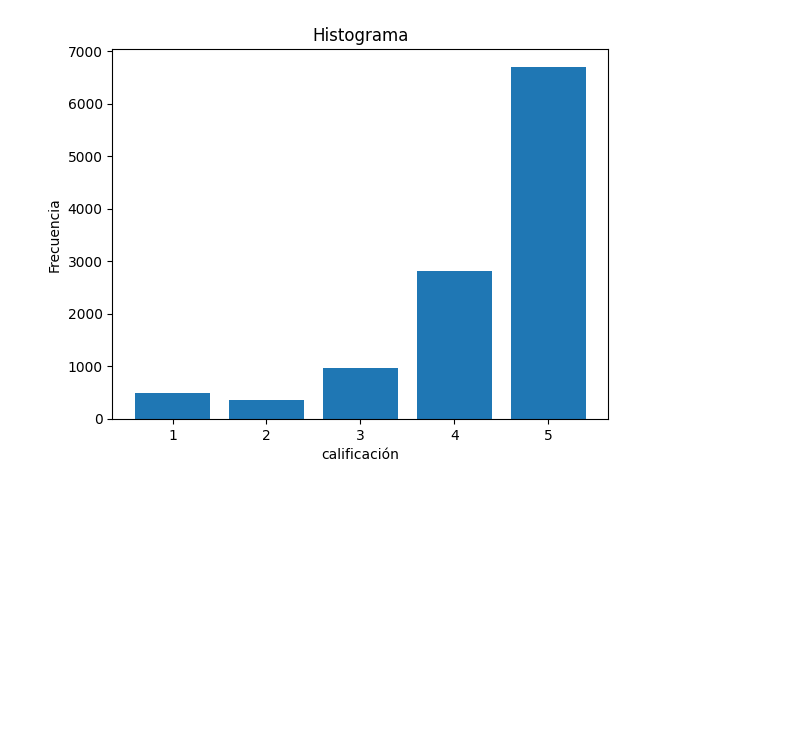
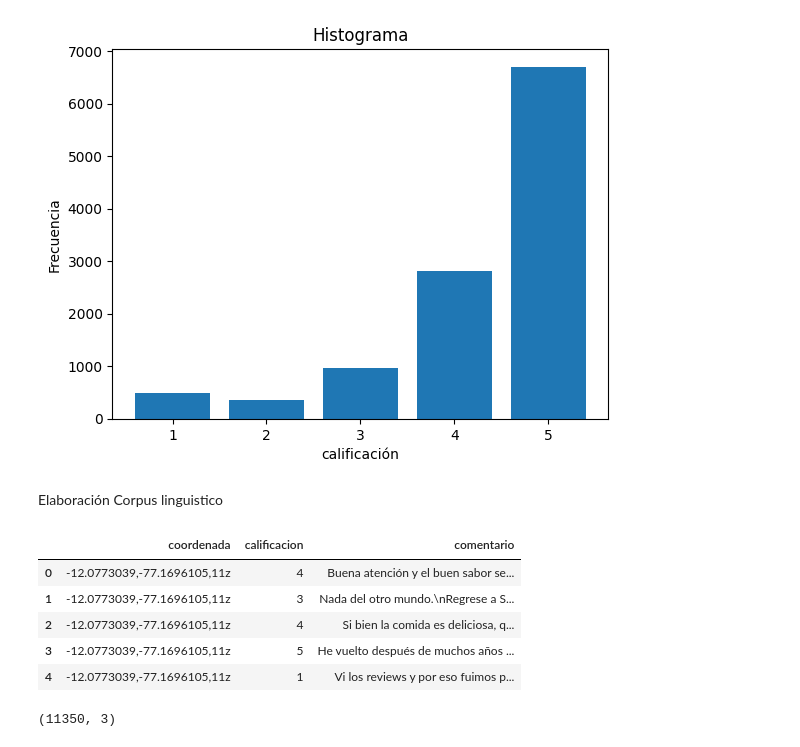
Before and after one commit to FlorianCochachin/nlp-as-comentarios-restaurantes-unmsm, a Jupyter notebook: src/data/LimpiezaData.ipynb, the cells around one changed output. Drawn from its saved outputs; the diff is of its cells as text; code cells hidden in the pictures; blank space fills up the shorter version.

Commit message:
[FEATURE] creación del corpus linguistico

```diff
--- a/src/data/LimpiezaData.ipynb
+++ b/src/data/LimpiezaData.ipynb
@@ -48,3 +49,20 @@ plt.title('Histograma')
 # %% [output]
 Text(0.5, 1.0, 'Histograma')
 [figure]
+# %% [markdown]
+Elaboración Corpus linguistico
+# %%
+data = pd.read_csv('restaurantes_comentarios.csv')
+data.head()
+# %% [output]
+|  | coordenada | calificacion | comentario |
+| 0 | -12.0773039,-77.1696105,11z | 4 | Buena atención y el buen sabor se... |
+| 1 | -12.0773039,-77.1696105,11z | 3 | Nada del otro mundo.\nRegrese a S... |
+| 2 | -12.0773039,-77.1696105,11z | 4 | Si bien la comida es deliciosa, q... |
+| 3 | -12.0773039,-77.1696105,11z | 5 | He vuelto después de muchos años ... |
+| 4 | -12.0773039,-77.1696105,11z | 1 | Vi los reviews y por eso fuimos p... |
+# %%
+data = data[data['comentario'].notnull()]
+data.shape
+# %% [output]
+(11350, 3)
```
Also changed, not shown: parts of 11 cells of this notebook, 3 other files.
